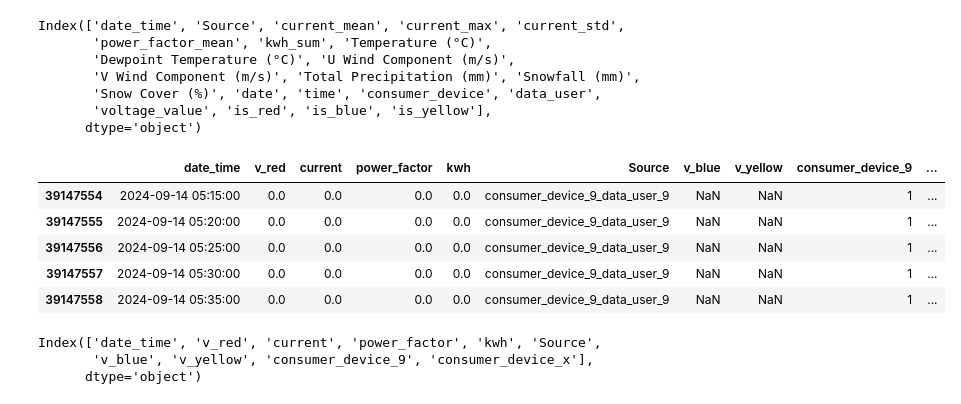
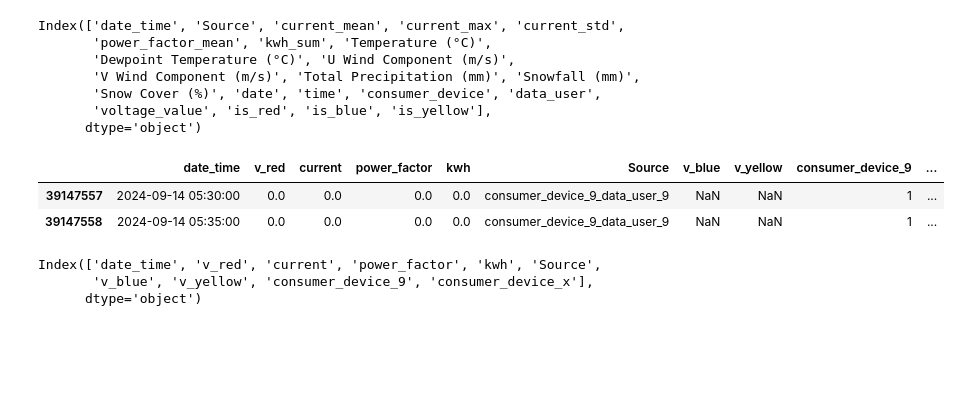
Before and after one commit to PKuntze/Watts_UP-Hydropower_Climate_Optimisation, a Jupyter notebook: EDA_and_Temporal_Aggregation_GJ.ipynb, the cells around one changed output. Saved outputs shown, nothing was run; the diff lists cells and outputs as text; code cells hidden in the pictures; blank space fills up the shorter version.

```diff
--- a/EDA_and_Temporal_Aggregation_GJ.ipynb
+++ b/EDA_and_Temporal_Aggregation_GJ.ipynb
@@ -71,12 +61,9 @@ Index(['date_time', 'Source', 'current_mean', 'current_max', 'current_std',
 # %%
 df_power = pd.read_csv('consumer_devices.csv')
 # %%
-df_power.tail(5)
+df_power.tail(2)
 # %% [output]
 |  | date_time | v_red | current | power_factor | kwh | Source | v_blue | v_yellow | consumer_device_9 | ... |
-| 39147554 | 2024-09-14 05:15:00 | 0.0 | 0.0 | 0.0 | 0.0 | consumer_device_9_data_user_9 | NaN | NaN | 1 | ... |
-| 39147555 | 2024-09-14 05:20:00 | 0.0 | 0.0 | 0.0 | 0.0 | consumer_device_9_data_user_9 | NaN | NaN | 1 | ... |
-| 39147556 | 2024-09-14 05:25:00 | 0.0 | 0.0 | 0.0 | 0.0 | consumer_device_9_data_user_9 | NaN | NaN | 1 | ... |
 | 39147557 | 2024-09-14 05:30:00 | 0.0 | 0.0 | 0.0 | 0.0 | consumer_device_9_data_user_9 | NaN | NaN | 1 | ... |
 | 39147558 | 2024-09-14 05:35:00 | 0.0 | 0.0 | 0.0 | 0.0 | consumer_device_9_data_user_9 | NaN | NaN | 1 | ... |
 # %%
```
Also changed, not shown: parts of 25 cells of this notebook, 12 other files.
